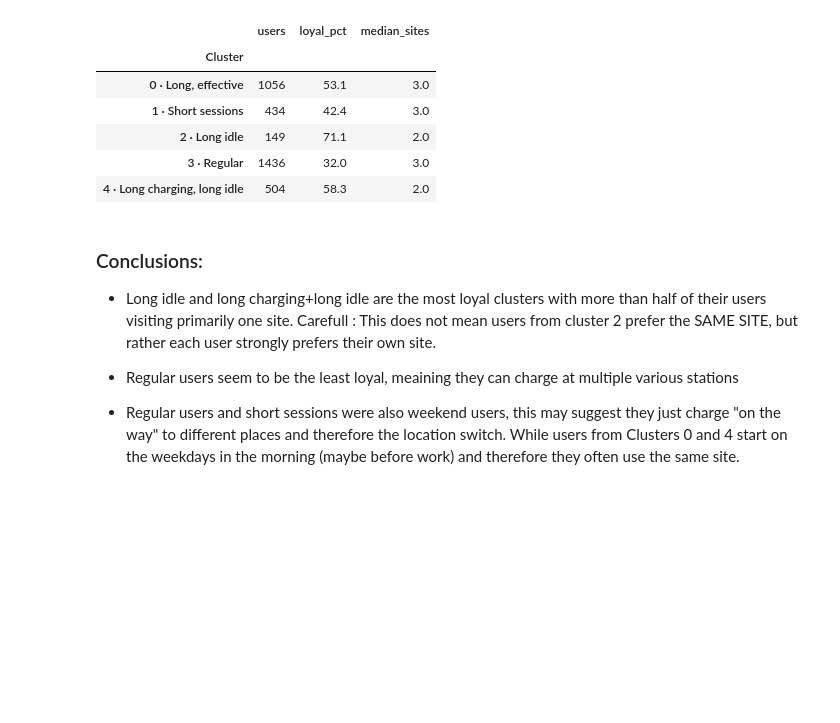
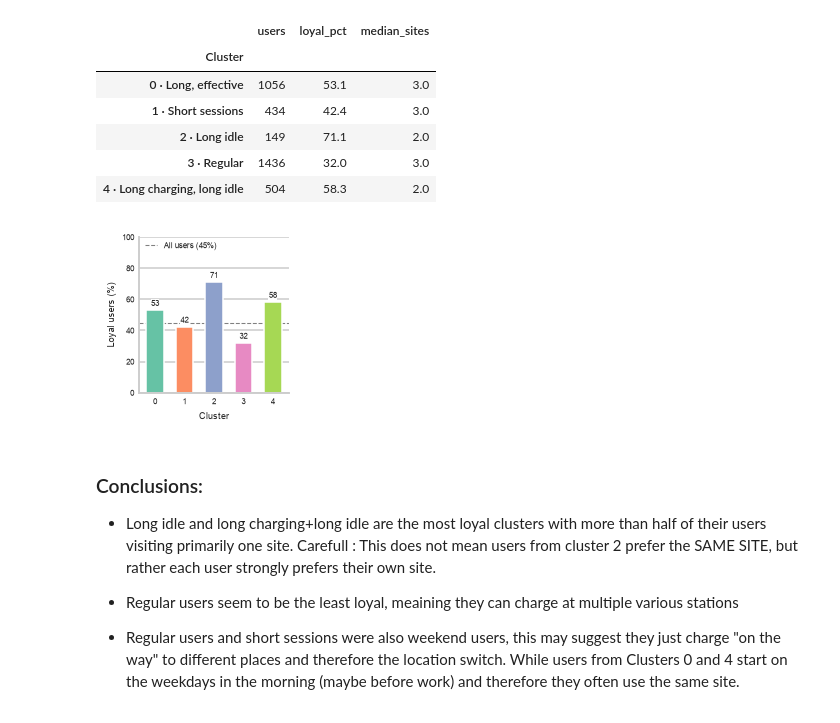
Before and after one commit to katarzynarogalska/Intro-to-Business-Analytics, a Jupyter notebook: user_clustering.ipynb, the cells around one changed output. Cells and saved outputs as stored; diff of their text form; code cells hidden in the pictures; blank space fills up the shorter version.

```diff
--- a/user_clustering.ipynb
+++ b/user_clustering.ipynb
@@ -868,6 +973,32 @@ display(loyalty_by_cluster.rename(index=CLUSTER_LABELS).round(1))
 | 2 · Long idle | 149 | 71.1 | 2.0 |
 | 3 · Regular | 1436 | 32.0 | 3.0 |
 | 4 · Long charging, long idle | 504 | 58.3 | 2.0 |
+# %%
+PANEL_W, PANEL_H = 1.7, 1.75
+panel_fonts = {"font.size": 6, "axes.labelsize": 6, "xtick.labelsize": 5.5,
+               "ytick.labelsize": 5.5, "legend.fontsize": 5.5}
+
+with plt.rc_context(panel_fonts):
+    fig, ax = plt.subplots(figsize=(PANEL_W, PANEL_H))
+    bars = ax.bar([str(c) for c in loyalty_by_cluster.index], loyalty_by_cluster["loyal_pct"],
+                  color=[CLUSTER_COLORS[c] for c in loyalty_by_cluster.index], width=0.6)
+    labels = ax.bar_label(bars, labels=[f"{v:.0f}" for v in loyalty_by_cluster["loyal_pct"]],
+                          padding=1.5, fontsize=5.5)
+    for t in labels:
+        t.set_bbox(dict(facecolor="white", edgecolor="none", pad=0.3))
+    ax.axhline(overall_loyal, ls="--", c="grey", lw=0.7,
+               label=f"All users ({overall_loyal:.0f}%)", zorder=0)
+    ax.set_ylim(0, 100)
+    ax.set_xlabel("Cluster")
+    ax.set_ylabel("Loyal users (%)")
+    ax.tick_params(axis="both", length=0)
+    ax.grid(axis="x", visible=False)
+    ax.legend(loc="upper left", frameon=False, handlelength=1.5, borderaxespad=0.2)
+    fig.tight_layout(pad=0.3)
+    fig.savefig("figures/loyalty_by_cluster.pdf", bbox_inches="tight")
+    plt.show()
+# %% [output]
+[figure, added]
 # %% [markdown]
 ### Conclusions:
 
```
Also changed, not shown: parts of 22 cells of this notebook, 1 other file.
